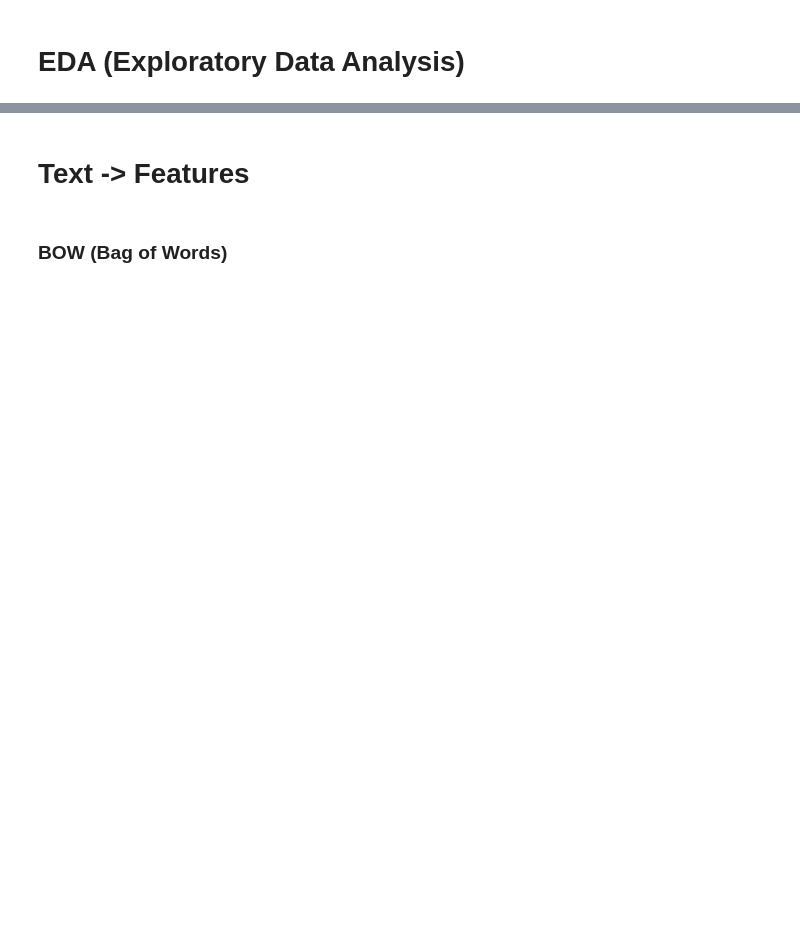
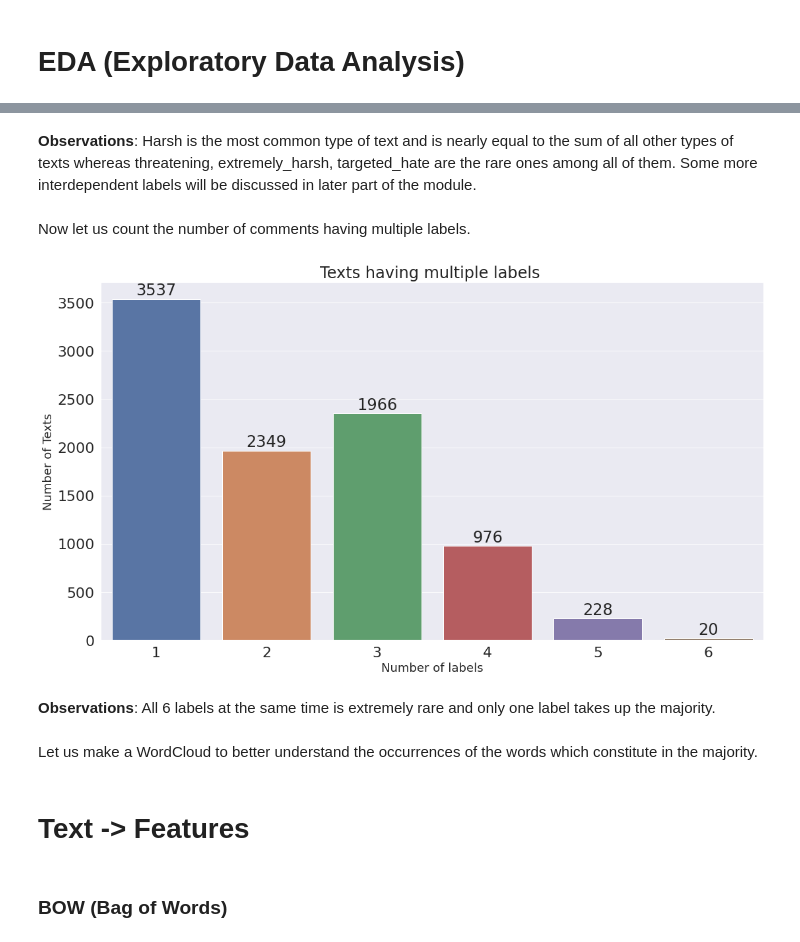
Before and after one commit to mayankchadha16/Why-so-Harsh, a Jupyter notebook: Clones.ipynb, the cells around one changed output, grey strips where cells are left out. Drawn from its saved outputs; the diff is of its cells as text; code cells hidden in the pictures; blank space fills up the shorter version.

```diff
--- a/Clones.ipynb
+++ b/Clones.ipynb
@@ -74,0 +122,34 @@ df.text.iloc[0]
+# %% [markdown]
+**Observations**: Harsh is the most common type of text and is nearly equal to the sum of all other types of texts whereas threatening, extremely_harsh, targeted_hate are the rare ones among all of them. Some more interdependent labels will be discussed in later part of the module.
+# %% [markdown]
+Now let us count the number of comments having multiple labels.
+# %%
+rowSums = df.iloc[:, 2:].sum(axis=1)
+
+multiLabel_counts = rowSums.value_counts()
+multiLabel_counts = multiLabel_counts.iloc[1:]
+
+sns.set(font_scale=2)
+plt.figure(figsize=(18, 10))
+
+ax = sns.barplot(multiLabel_counts.index, multiLabel_counts.values)
+
+plt.title("Texts having multiple labels ")
+plt.ylabel('Number of Texts', fontsize=18)
+plt.xlabel('Number of labels', fontsize=18)
+
+# adding the text labels
+rects = ax.patches
+labels = multiLabel_counts.values
+
+for rect, label in zip(rects, labels):
+    height = rect.get_height()
+    ax.text(rect.get_x() + rect.get_width()/2, height + 5, label, ha='center', va='bottom')
+
+plt.show()
+# %% [output]
+[figure, added]
+# %% [markdown]
+**Observations**: All 6 labels at the same time is extremely rare and only one label takes up the majority.
+# %% [markdown]
+Let us make a WordCloud to better understand the occurrences of the words which constitute in the majority.
```
Also changed, not shown: parts of 12 cells of this notebook, 1 other file.
